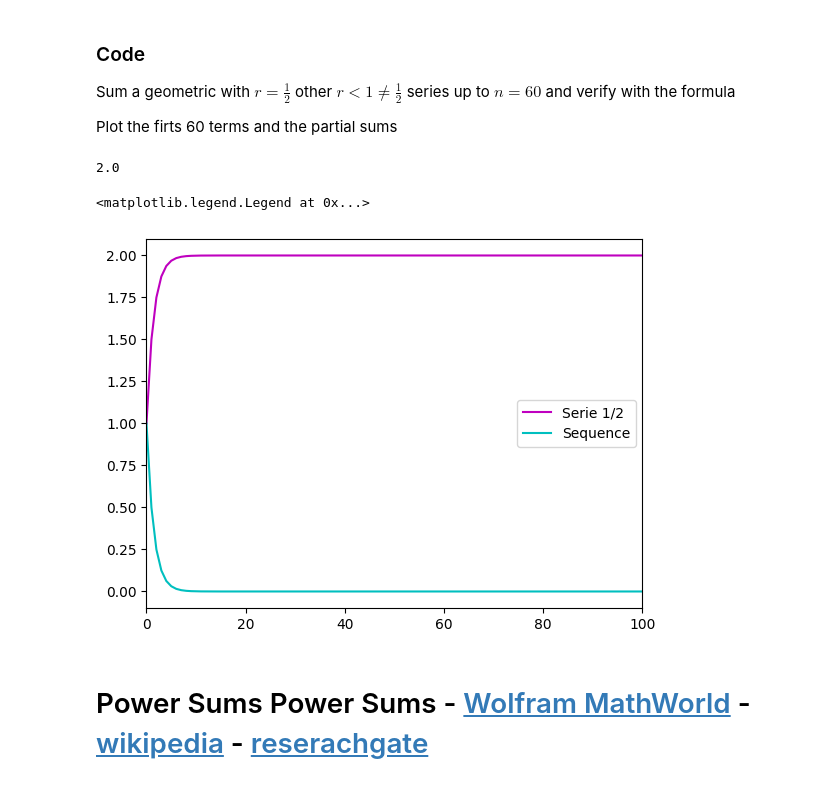
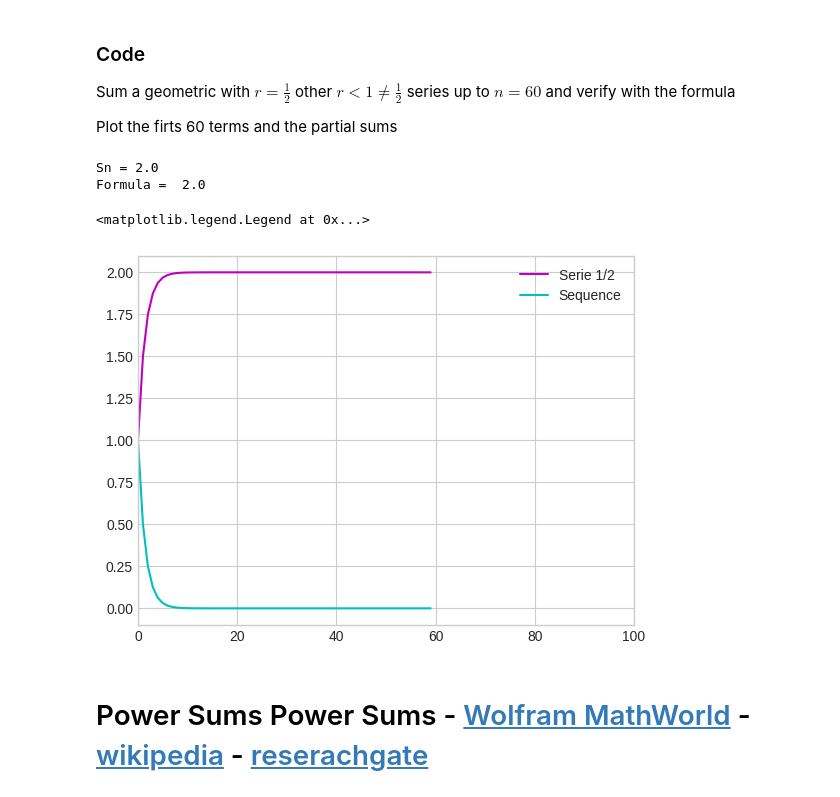
Before and after one commit to jorianom/MetNumUN2023II, a Jupyter notebook: Lab1/jorianom_ArithmeticSeriesGeometricSeriesPowerSums.ipynb, the cells around one changed output. Cells and saved outputs as stored; diff of their text form; code cells hidden in the pictures.

```diff
--- a/Lab1/jorianom_ArithmeticSeriesGeometricSeriesPowerSums.ipynb
+++ b/Lab1/jorianom_ArithmeticSeriesGeometricSeriesPowerSums.ipynb
@@ -355,11 +355,12 @@ suma=[]
 for x in range(0, L):
   sum = sum + 2**x
   suma.append(sum)
-  Sequence.append(x)
-print(sum)
-print(2**10-1)
+  Sequence.append(2**x)
+print("Sn = "+str(sum)) ##Termino Sn
+print("Formula = " , str(2**20-1)) ## Formula
 
 
+plt.style.use('seaborn-whitegrid')
 plt.plot(suma, color='m',label='Sum NBT')
 plt.plot(Sequence, color='c',label='Sequence_a_n')
 # %% [output]
@@ -388,22 +389,24 @@ Plot the firts 60 terms and the partial sums
 # %%
 import matplotlib.pyplot as plt
 sum = 0
-L = 1000
+L = 60
 s=[]
 Sequence = []
 for x in range(0, L):
   sum = sum + (1/2)**x
   s.append(sum)
   Sequence.append((1/2)**x)
-print(sum)
+print("Sn = "+str(sum)) ##Termino Sn
+print("Formula = " , str(1/(1-(1/2)))) ## Formula
 plt.plot(s, color='m',label='Serie 1/2')
 plt.plot(Sequence, color='c',label='Sequence')
 plt.xlim(0,100)
 plt.legend()
 # %% [output]
-2.0
+Sn = 2.0
+Formula =  2.0
 <matplotlib.legend.Legend at 0x...>
-[figure, old version]
+[figure, new version]
 # %% [markdown]
 # Power Sums Power Sums - [Wolfram MathWorld](https://mathworld.wolfram.com/PowerSum.html) - [wikipedia](https://en.wikipedia.org/wiki/Sums_of_powers) - [reserachgate](https://www.researchgate.net/publication/331933608_The_Powers_Sums_Bernoulli_Numbers_Bernoulli_Polynomials_Rethinked)
 # %% [markdown]
```
Also changed, not shown: parts of 1 cell of this notebook.
